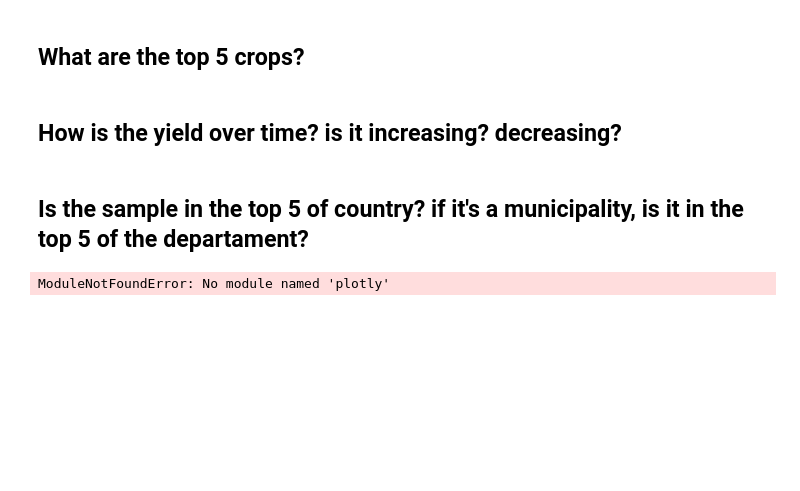
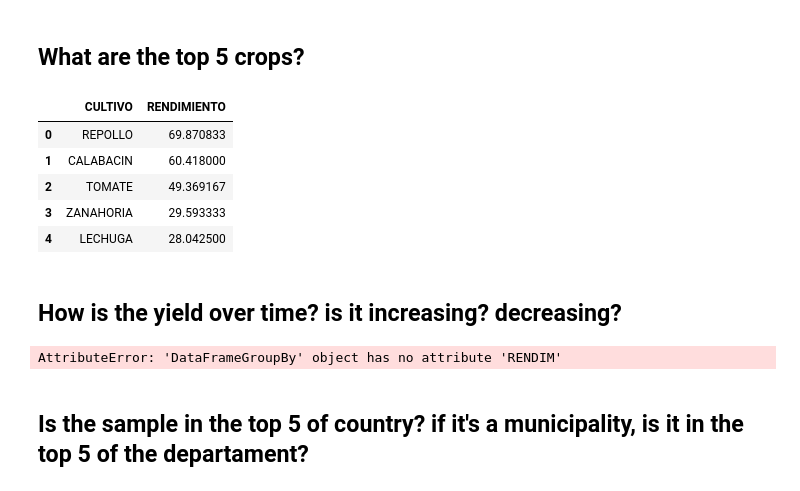
Before and after one commit to ds4a-team-envigado/project, a Jupyter notebook: Evaluaciones_Agropecuarias_Municipales_EVA/preliminary_analysis.ipynb, the cells around one changed output. Saved outputs shown, nothing was run; the diff lists cells and outputs as text; code cells hidden in the pictures; blank space fills up the shorter version.

```diff
--- a/Evaluaciones_Agropecuarias_Municipales_EVA/preliminary_analysis.ipynb
+++ b/Evaluaciones_Agropecuarias_Municipales_EVA/preliminary_analysis.ipynb
@@ -213,8 +225,20 @@ With this we can just give the algorithm a municipal or department and it will g
 2. Is the yield increasing or decreasing over time
 3. Is the sample in the top 5 of country? if its a municipal its in the top 5 of the departament?
 # %%
-sample = "Marinilla"
+sample = "MARINILLA"
 #sample = "Antioquia"
 #sample = "Valle del cauca"
 # %% [markdown]
 ## What are the top 5 crops?
+# %%
+rendimiento_marinilla = data[data.MUNICIPIO == sample].groupby('CULTIVO').RENDIMIENTO.mean()
+rendimiento_marinilla=rendimiento_marinilla.sort_values(ascending=False).head(5).to_frame().reset_index()
+rendimiento_marinilla
+#rendimiento_marinilla.sort_values('mean',ascending=False).head(10)
+# %% [output]
+|  | CULTIVO | RENDIMIENTO |
+| 0 | REPOLLO | 69.870833 |
+| 1 | CALABACIN | 60.418000 |
+| 2 | TOMATE | 49.369167 |
+| 3 | ZANAHORIA | 29.593333 |
+| 4 | LECHUGA | 28.042500 |
@@ -221,9 +248,8 @@ sample = "Marinilla"
 # %% [markdown]
 ## How is the yield over time? is it increasing? decreasing?
+# %%
+rendimiento_marinilla = data[data.MUNICIPIO == sample].groupby('CULTIVO').RENDIM
+# %% [output]
+AttributeError: 'DataFrameGroupBy' object has no attribute 'RENDIM'
 # %% [markdown]
 ## Is the sample in the top 5 of country? if it's a municipality, is it in the top 5 of the departament?
-# %%
-import plotly.express as px
-fig = px.bar(sentiment_count, x='Sentiment', y='Tweets', color='Tweets', height=500)
-# %% [output]
-ModuleNotFoundError: No module named 'plotly'
```
Also changed, not shown: parts of 14 cells of this notebook.
